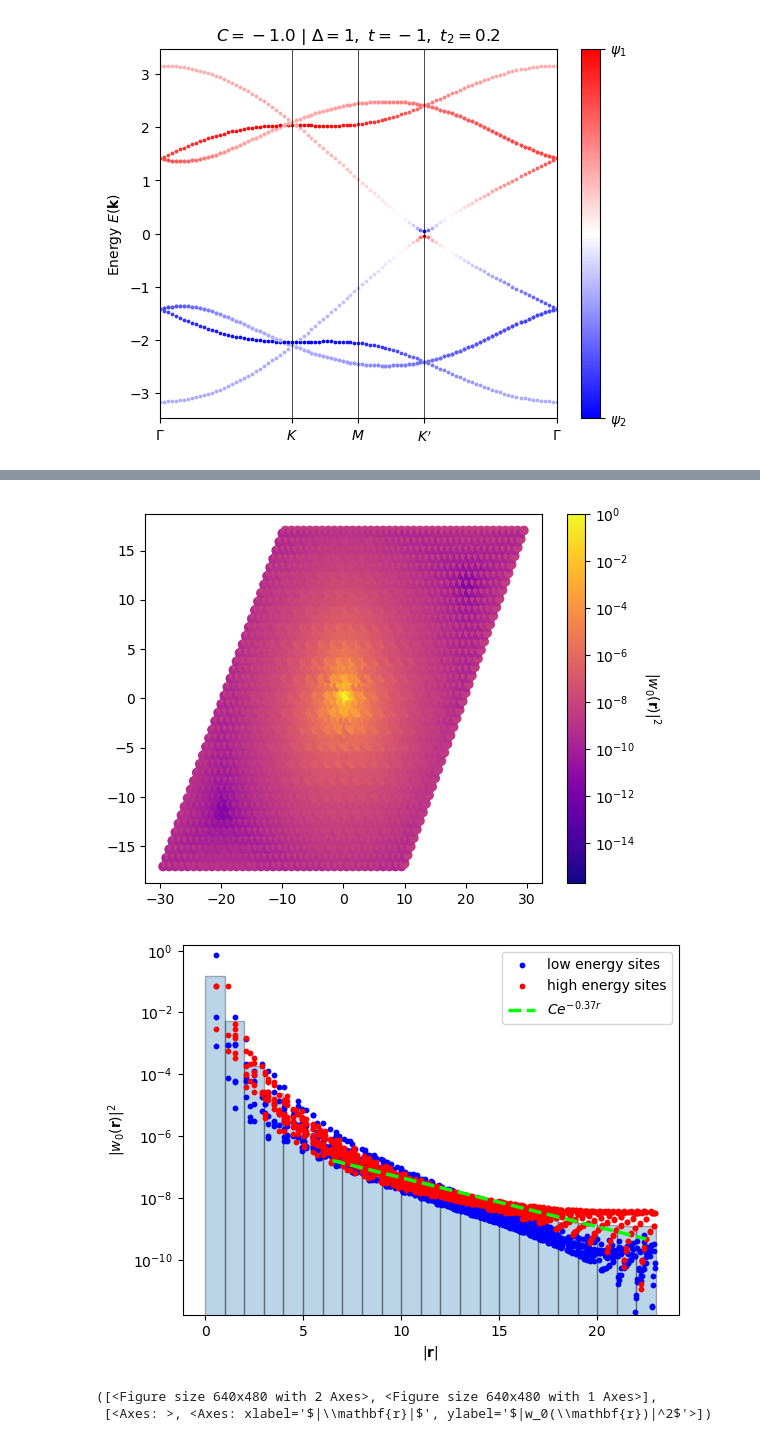
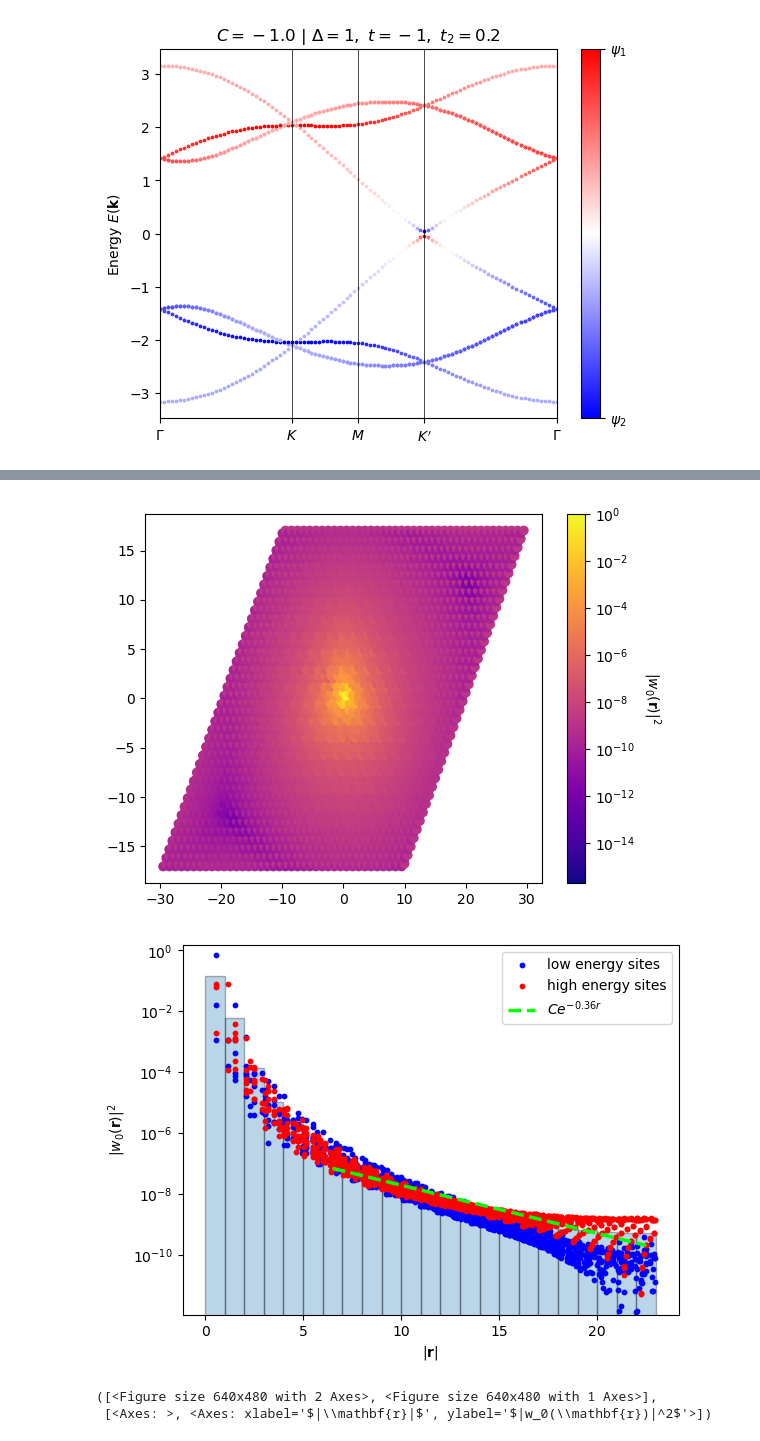
Before and after one commit to treycole/WanPy, a Jupyter notebook: examples/Haldane.ipynb, the cells around one changed output, grey strips where cells are left out. Drawn from its saved outputs; the diff is of its cells as text; code cells hidden in the pictures.

```diff
--- a/examples/Haldane.ipynb
+++ b/examples/Haldane.ipynb
@@ -61,6 +61,6 @@ for i in range(k_mesh.shape[0]):
     for j in range(k_mesh.shape[1]):
         u_wfs_Wan.solve_on_one_point(k_mesh[i,j], [i,j])
 # %%
-omit_sites = 4
+omit_sites = 2
 tf_list = list(np.setdiff1d(low_E_sites, [omit_sites])) # delta on lower energy sites omitting the last site
 # %%
@@ -106,7 +106,7 @@ plot.plot_Wan(w0, idx, orbs, lat_vecs, title=title, plot_phase=True, plot_decay=
 # outer window of entangled bands is full occupied manifold
 outer_states = u_wfs_Wan._wfs[..., :n_occ, :]
 W0_max_loc, Wf_cntrs = max_loc_Wan(lat_vecs, orbs, u_wfs_Wan, tf_list, outer_states,
-        iter_num_omega_i=100, iter_num_omega_til=100,
+        iter_num_omega_i=1000, iter_num_omega_til=1000,
         state_idx=None, verbose=True, return_uwfs=False, return_wf_centers=True, eps=2e-3
         )
 
@@ -133,4 +133,4 @@ Warning: Omega_I is increasing.
 [figure]
-[figure, old version]
+[figure, new version]
 ([<Figure size 640x480 with 2 Axes>, <Figure size 640x480 with 1 Axes>],
  [<Axes: >, <Axes: xlabel='$|\\mathbf{r}|$', ylabel='$|w_0(\\mathbf{r})|^2$'>])
```
Also changed, not shown: parts of 11 cells of this notebook, 6 other files.
